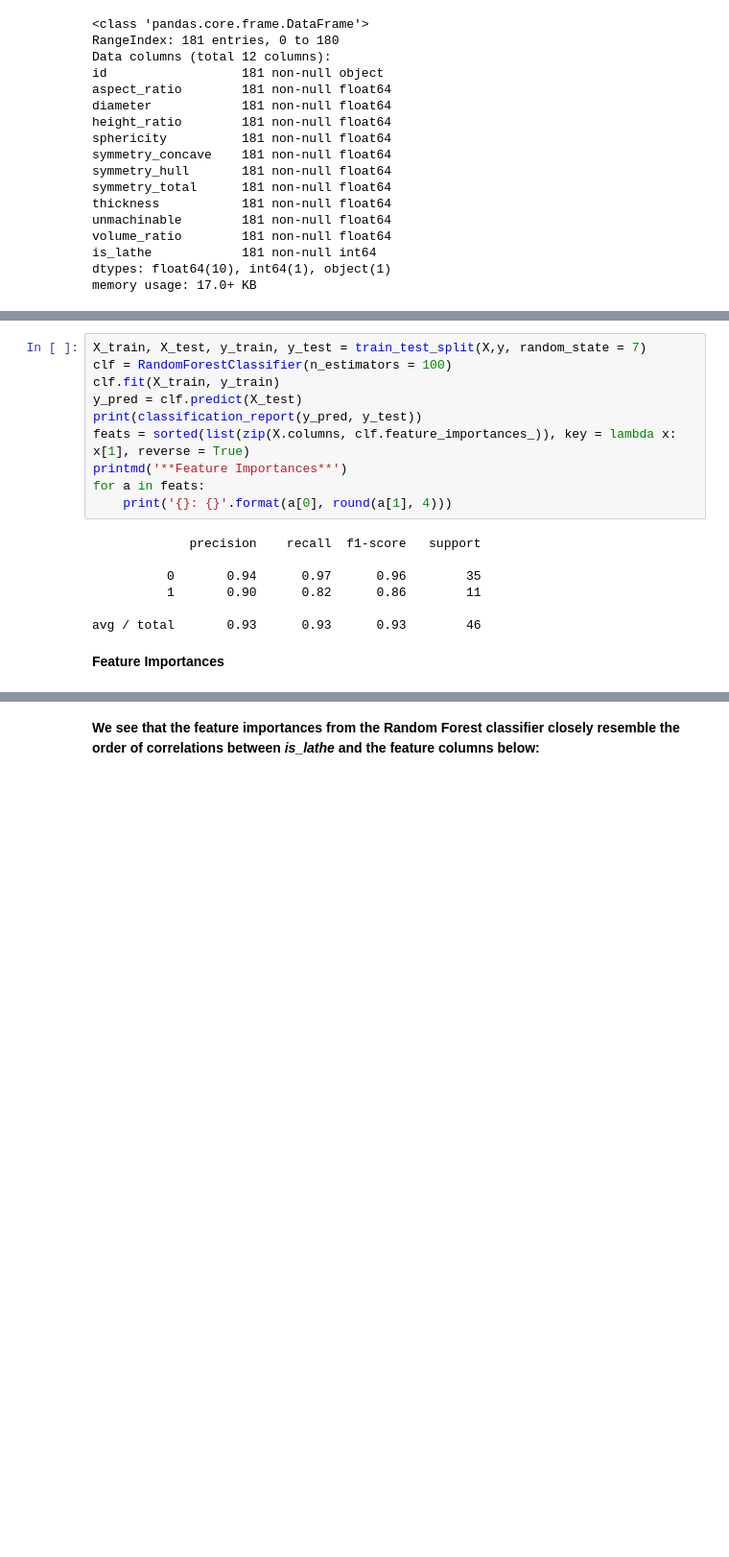
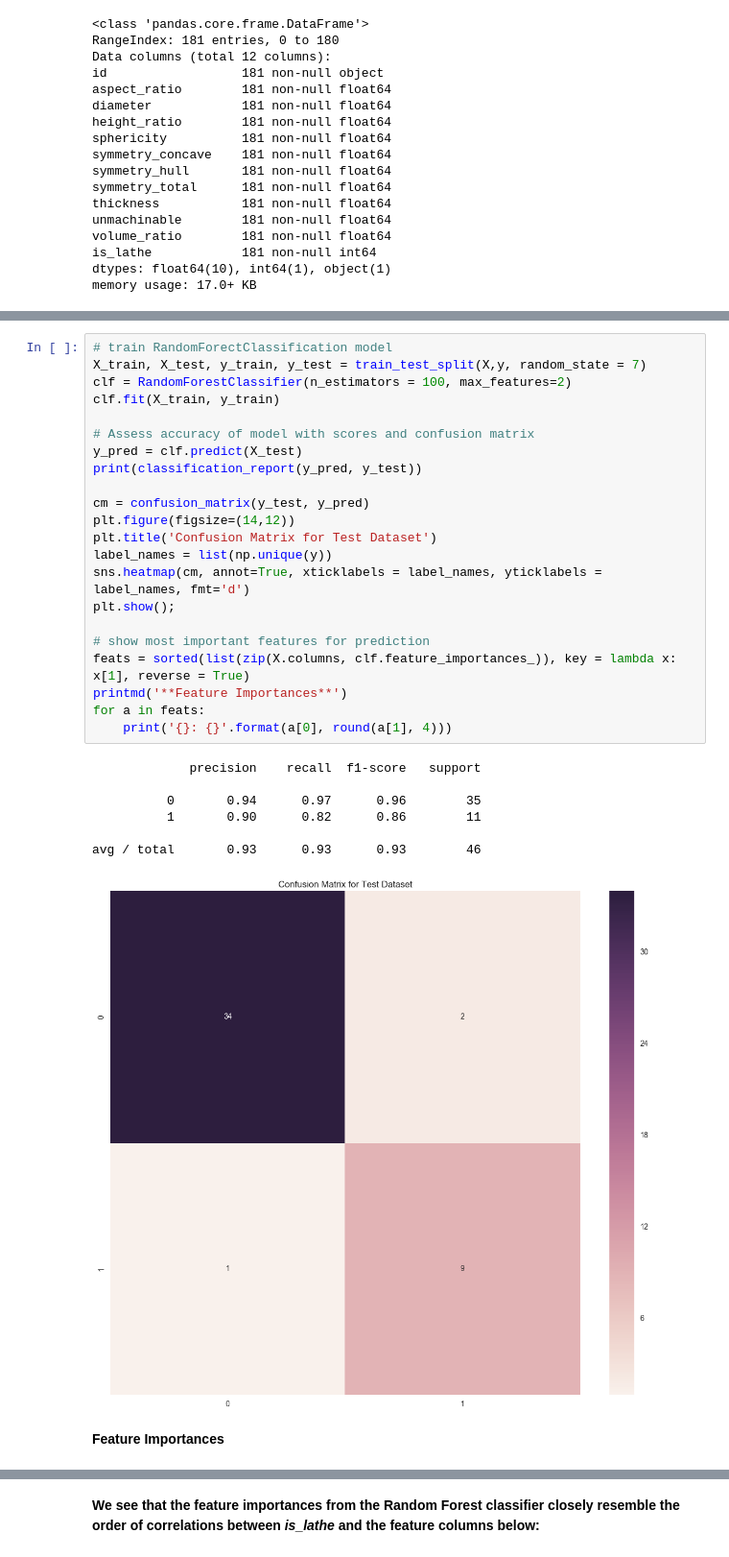
Before and after one commit to dwww2012/xometry, a Jupyter notebook: xometry.ipynb, the cells around one changed output, grey strips where cells are left out. Shown at 96% size. Cells and saved outputs as stored; diff of their text form; blank space fills up the shorter version.

```diff
--- a/xometry.ipynb
+++ b/xometry.ipynb
@@ -54,18 +76,31 @@ sns.pairplot(df)
 # %%
+# train RandomForectClassification model
 X_train, X_test, y_train, y_test = train_test_split(X,y, random_state = 7)
-clf = RandomForestClassifier(n_estimators = 100)
+clf = RandomForestClassifier(n_estimators = 100, max_features=2)
 clf.fit(X_train, y_train)
+
+# Assess accuracy of model with scores and confusion matrix
 y_pred = clf.predict(X_test)
 print(classification_report(y_pred, y_test))
+
+cm = confusion_matrix(y_test, y_pred)
+plt.figure(figsize=(14,12))
+plt.title('Confusion Matrix for Test Dataset')
+label_names = list(np.unique(y))
+sns.heatmap(cm, annot=True, xticklabels = label_names, yticklabels = label_names, fmt='d')
+plt.show();
+
+# show most important features for prediction
 feats = sorted(list(zip(X.columns, clf.feature_importances_)), key = lambda x: x[1], reverse = True)
 printmd('**Feature Importances**')
 for a in feats:
     print('{}: {}'.format(a[0], round(a[1], 4)))
 # %% [output]
              precision    recall  f1-score   support
 
           0       0.94      0.97      0.96        35
           1       0.90      0.82      0.86        11
 
 avg / total       0.93      0.93      0.93        46
+[figure, added]
 **Feature Importances**
```
Also changed, not shown: parts of 14 cells of this notebook.
